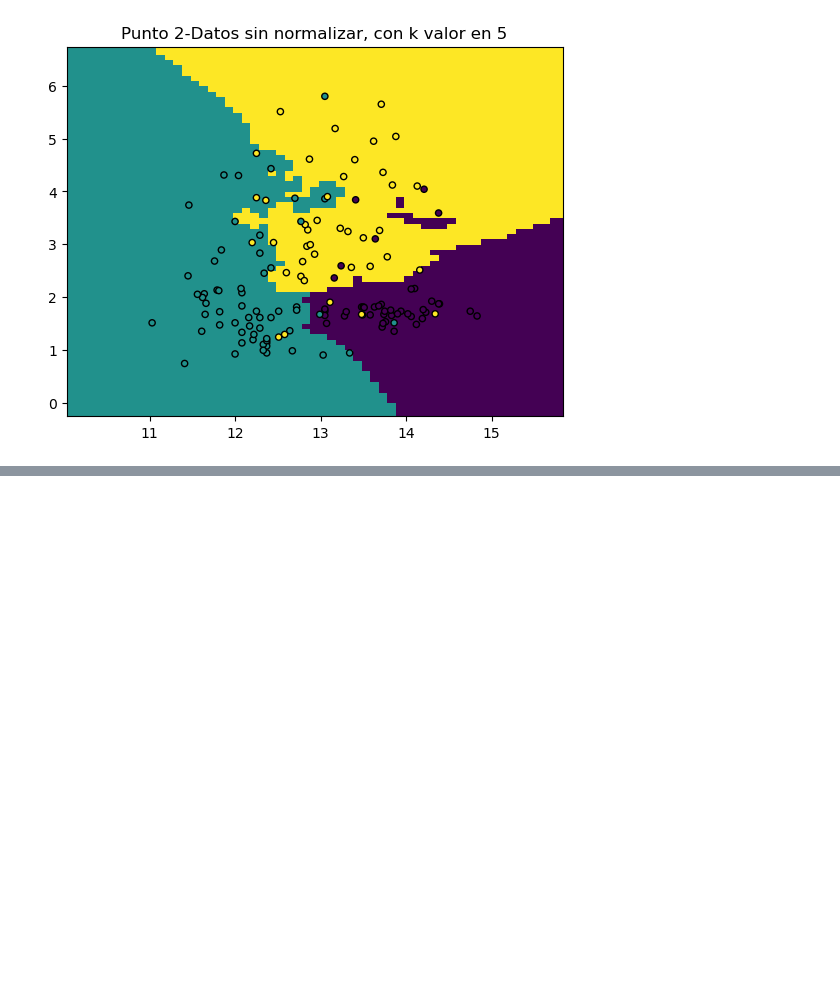
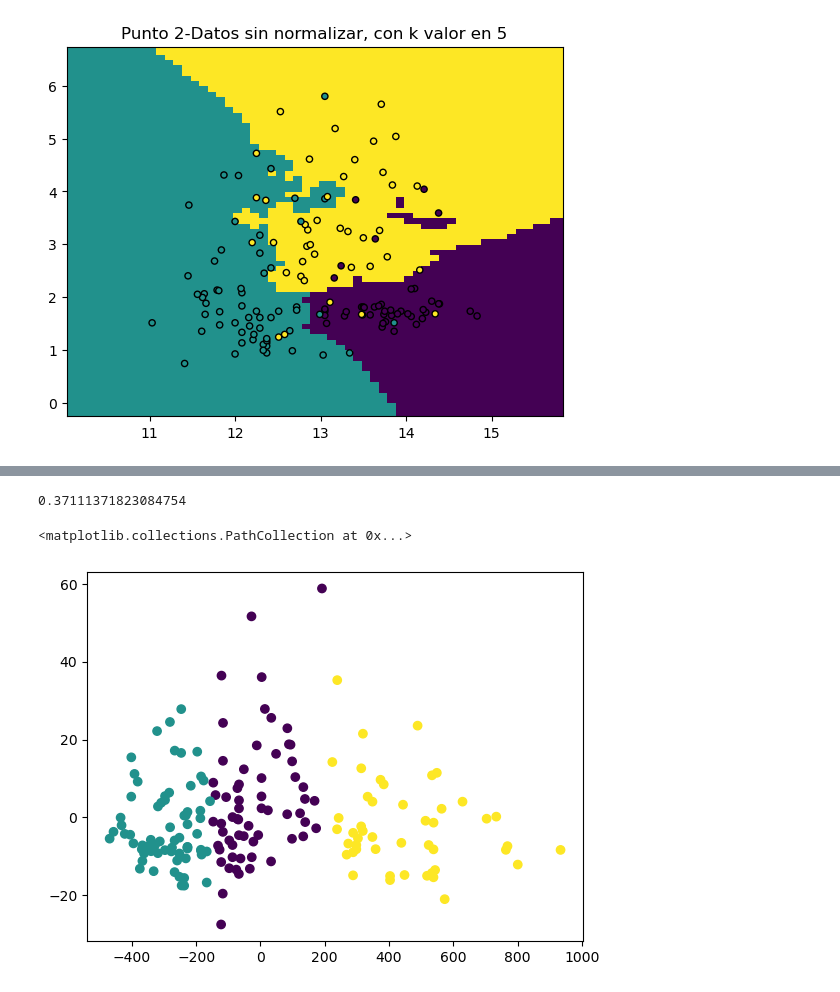
Before and after one commit to DanteBelNan/TP_Final-Machine-Learning, a Jupyter notebook: Tp_final.ipynb, the cells around one changed output, grey strips where cells are left out. Cells and saved outputs as stored; diff of their text form; code cells hidden in the pictures; blank space fills up the shorter version.

```diff
--- a/Tp_final.ipynb
+++ b/Tp_final.ipynb
@@ -200,0 +165,10 @@ Text(0, 0.5, 'Componente pca2')
+# %%
+#Datos sin normalizar
+import mglearn
+from sklearn.decomposition import PCA
+
+pca =PCA(n_components=2)
+pca.fit(wine.data)
+transformada=pca.transform(X)
+print(wine.data.shape)
+print(transformada.shape)
@@ -200,0 +209,23 @@ Text(0, 0.5, 'Componente pca2')
+# %%
+#Datos sin normalizar
+from sklearn.cluster import KMeans
+from sklearn import metrics
+
+#Creamos la variable k_means, decidiendo la cantidad de clusters/tags que tendra, y las vueltas que dara
+k_means = KMeans(n_clusters=3, max_iter=1000)
+#Ajustamos a este algoritmo la data
+k_means.fit(transformada)
+
+#Predecimos
+pred=k_means.predict(transformada)
+
+#Definimos el score y lo imprimimos
+score=metrics.adjusted_rand_score(Y, pred)
+print(score)
+
+#Lo dibujamos
+plt.scatter(transformada[:, 0], transformada[:, 1], c=pred)
+# %% [output]
+0.37111371823084754
+<matplotlib.collections.PathCollection at 0x...>
+[figure, added]
```
Also changed, not shown: parts of 23 cells of this notebook.
